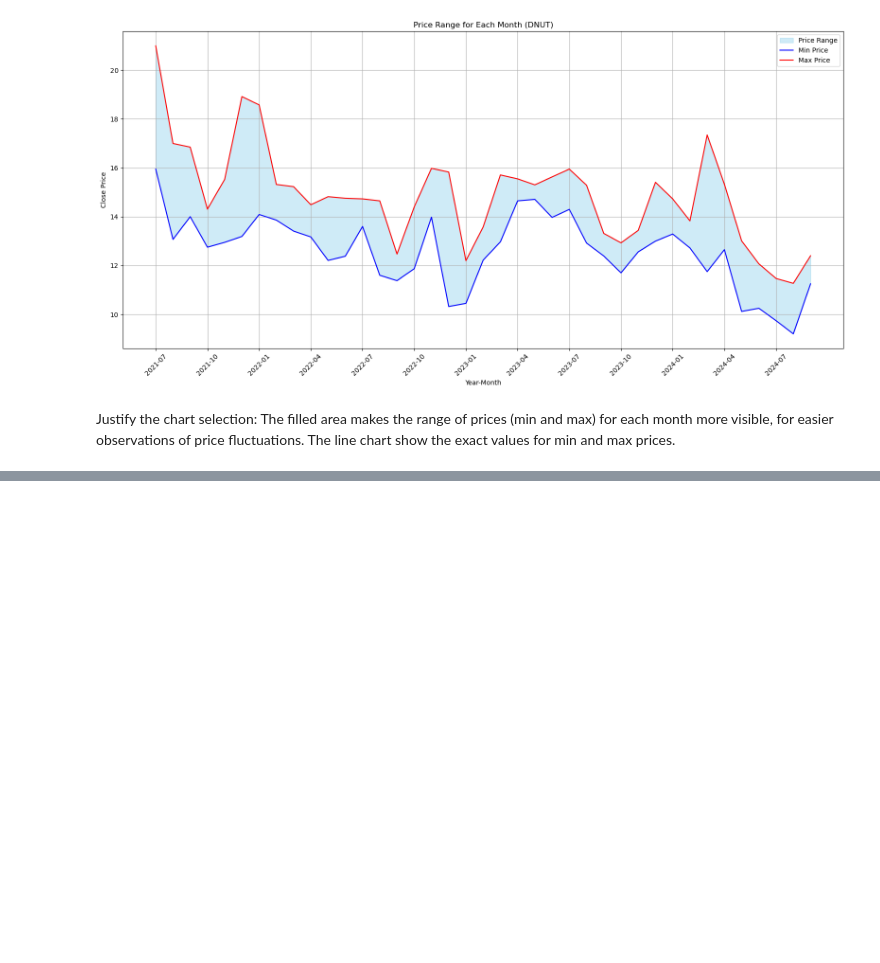
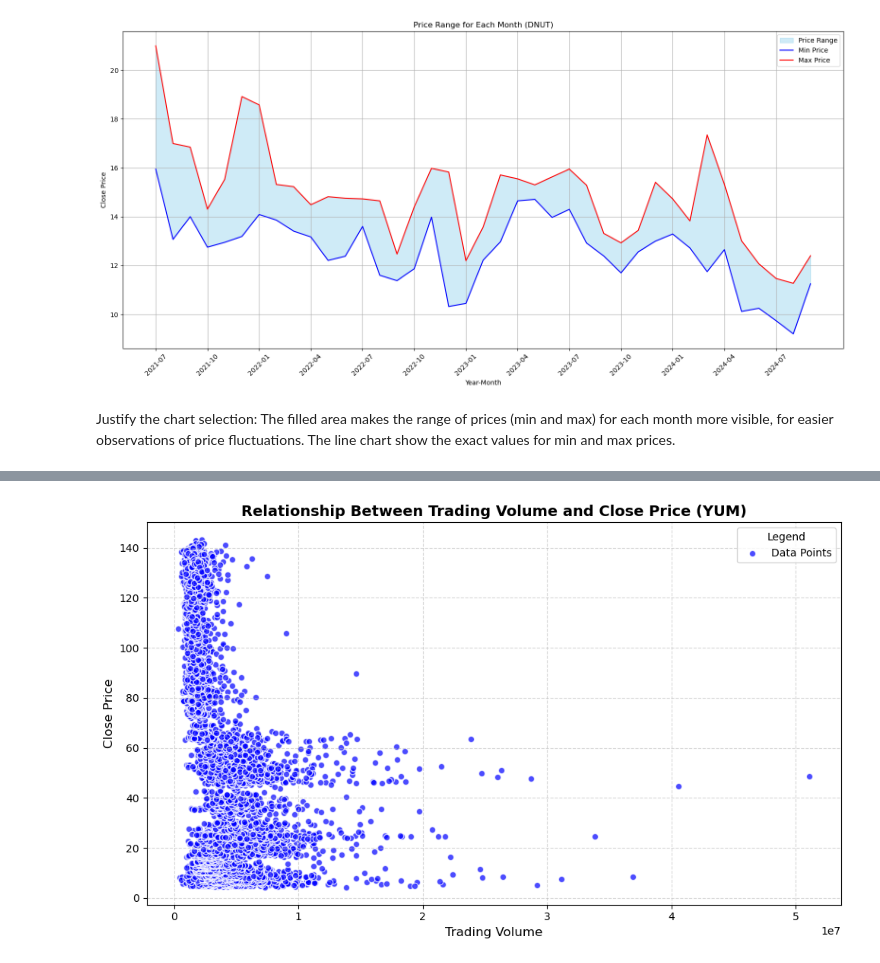
Before and after one commit to oriolventu/Final-Project, a Jupyter notebook: Final-Project.ipynb, the cells around one changed output, grey strips where cells are left out. Saved outputs shown, nothing was run; the diff lists cells and outputs as text; code cells hidden in the pictures; blank space fills up the shorter version.

```diff
--- a/Final-Project.ipynb
+++ b/Final-Project.ipynb
@@ -368,0 +436,28 @@ The line chart show the exact values for min and max prices.
+# %%
+# 7
+
+import matplotlib.pyplot as plt
+
+# Specify the selected company (YUM.csv)
+selected_company = "YUM.csv"
+data = data_dict[selected_company]  # Load the dataset for the selected company
+
+# Create a scatter plot to show the relationship between Volume and Close price
+plt.figure(figsize=(10, 6))
+plt.scatter(data['Volume'], data['Close'], color='blue', edgecolors='white', alpha=0.7, label='Data Points')
+
+# Chart details
+company_name = selected_company.replace('.csv', '')  # Remove the .csv extension for readability
+plt.title(f'Relationship Between Trading Volume and Close Price ({company_name})', fontsize=14, fontweight='bold')
+plt.xlabel('Trading Volume', fontsize=12)
+plt.ylabel('Close Price', fontsize=12)
+plt.grid(True, linestyle='--', alpha=0.5)
+
+# Add legend
+plt.legend(title="Legend", fontsize=10)
+
+# Optimize layout and show
+plt.tight_layout()
+plt.show()
+# %% [output]
+[figure, added]
```
Also changed, not shown: parts of 15 cells of this notebook.
